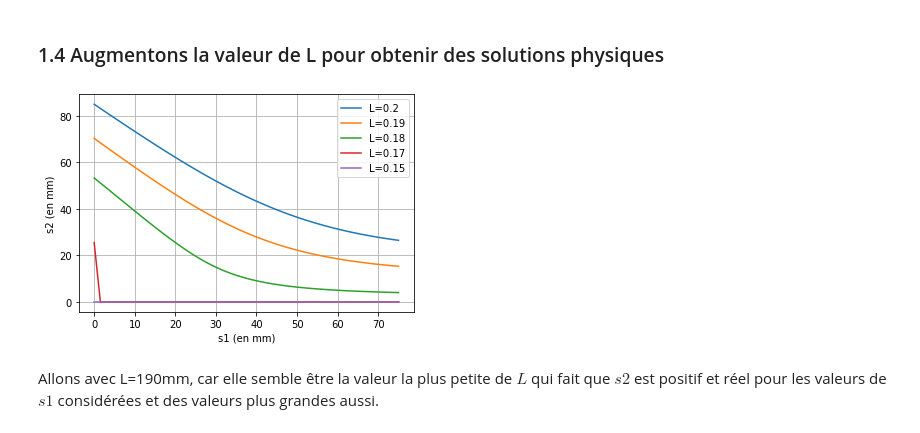
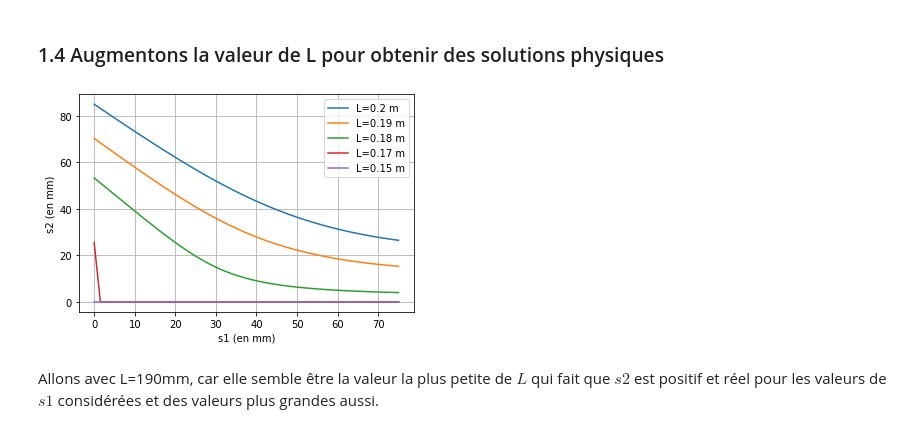
Before and after one commit to nicolasleblanc-poly/Introduction-l-optique-moderne, a Jupyter notebook: Laboratoire 2/pre-lab_2.ipynb, the cells around one changed output. Drawn from its saved outputs; the diff is of its cells as text; code cells hidden in the pictures.

```diff
--- a/Laboratoire 2/pre-lab_2.ipynb
+++ b/Laboratoire 2/pre-lab_2.ipynb
@@ -75,35 +75,35 @@ print(s2_solve)
 # %%
 # Augmentons la valeur de L.
 L = [200e-3, 190e-3, 180e-3, 170e-3, 150e-3] # [m]
 s1 = np.linspace(0, 75e-3, 50) # [m]
 s2 = sp.symbols('s2')
 
 for Lval in L:
     slns = []
     for s1_val in s1:
         # On trouve la matrice de tracé de rayon
         s3 = Lval-s1_val-s2
         Msys = system_matrix(s1_val, s2, s3)
         # On est dans le cas où le rayon incident et le rayon transmis convergent chancun en un point.
         # On est donc dans le cas où le coefficient B de la matrice [[A B], [C,D]] vaut 0.
         B = Msys[0, 1]
         # print(type(B))
         # print(sp.solve(B)[0])
         slns.append(sp.solve(B)[-1]) # On garde que la solution positive
         # print(slns)
     slns = np.complex_(slns)
     for i in range(len(slns)):
         if  slns[i].imag != 0.0 or slns[i].real<0:
             slns[i] = 0
     slns = slns.real
-    plt.plot(s1*1e3, slns*1e3, label=f'L={Lval}')
+    plt.plot(s1*1e3, slns*1e3, label=f'L={Lval} m')
 
 plt.legend()
 plt.xlabel("s1 (en mm)")
 plt.ylabel("s2 (en mm)")
 plt.grid()
 # %% [output]
-[figure, old version]
+[figure, new version]
 # %% [markdown]
 Allons avec L=190mm, car elle semble être la valeur la plus petite de $L$ qui fait que $s2$ est positif et réel pour les valeurs de $s1$ considérées et des valeurs plus grandes aussi.
 # %% [markdown]
```
Also changed, not shown: parts of 2 cells of this notebook, 3 other files.
